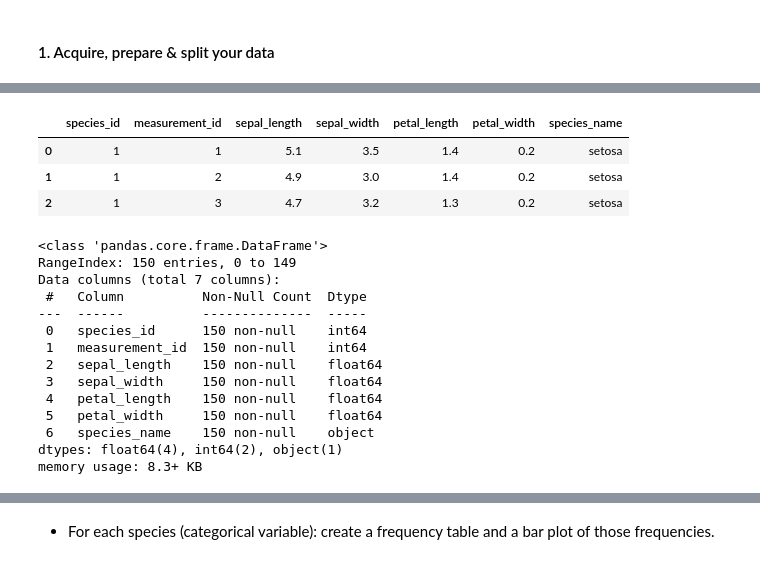
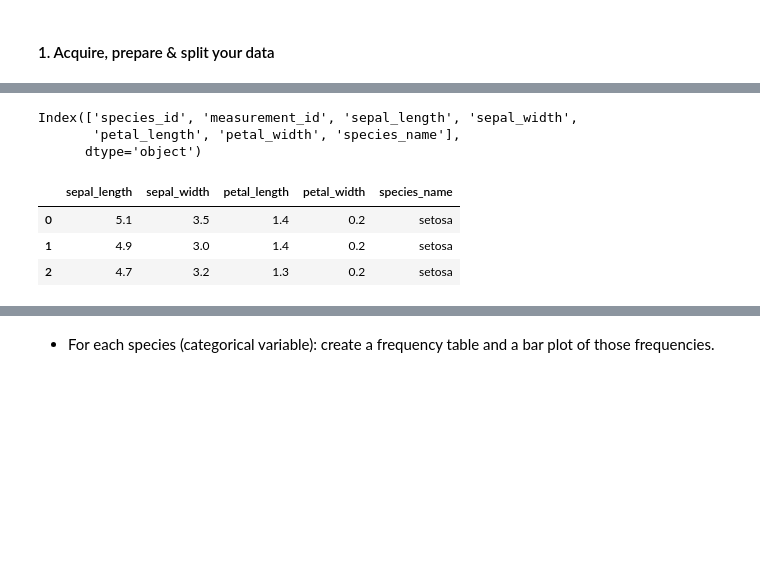
Before and after one commit to lupeluna/classification-exercises, a Jupyter notebook: classification_exercises.ipynb, the cells around one changed output, grey strips where cells are left out. Cells and saved outputs as stored; diff of their text form; code cells hidden in the pictures; blank space fills up the shorter version.

```diff
--- a/classification_exercises.ipynb
+++ b/classification_exercises.ipynb
@@ -330,0 +348,4 @@ iris_df = acquire.new_iris_data()
+# %%
+#this data has both tables in it (measure and species with a join)
+iris = get_iris_data()
+iris.head()
@@ -331,24 +359,16 @@ iris_df = acquire.new_iris_data()
+# %%
+iris.columns
+# %% [output]
+Index(['species_id', 'measurement_id', 'sepal_length', 'sepal_width',
+       'petal_length', 'petal_width', 'species_name'],
+      dtype='object')
+# %%
+#drop columns that are not needed
+iris=iris.drop(columns=['species_id', 'measurement_id'])
 # %%
-iris_df.head(3)
+iris.head(3)
 # %% [output]
-|  | species_id | measurement_id | sepal_length | sepal_width | petal_length | petal_width | species_name |
-| 0 | 1 | 1 | 5.1 | 3.5 | 1.4 | 0.2 | setosa |
-| 1 | 1 | 2 | 4.9 | 3.0 | 1.4 | 0.2 | setosa |
-| 2 | 1 | 3 | 4.7 | 3.2 | 1.3 | 0.2 | setosa |
+|  | sepal_length | sepal_width | petal_length | petal_width | species_name |
+| 0 | 5.1 | 3.5 | 1.4 | 0.2 | setosa |
+| 1 | 4.9 | 3.0 | 1.4 | 0.2 | setosa |
+| 2 | 4.7 | 3.2 | 1.3 | 0.2 | setosa |
-# %%
-iris_df.info()
-# %% [output]
-<class 'pandas.core.frame.DataFrame'>
-RangeIndex: 150 entries, 0 to 149
-Data columns (total 7 columns):
- #   Column          Non-Null Count  Dtype
----  ------          --------------  -----
- 0   species_id      150 non-null    int64
- 1   measurement_id  150 non-null    int64
- 2   sepal_length    150 non-null    float64
- 3   sepal_width     150 non-null    float64
- 4   petal_length    150 non-null    float64
- 5   petal_width     150 non-null    float64
- 6   species_name    150 non-null    object
-dtypes: float64(4), int64(2), object(1)
-memory usage: 8.3+ KB
```
Also changed, not shown: parts of 100 cells of this notebook.
